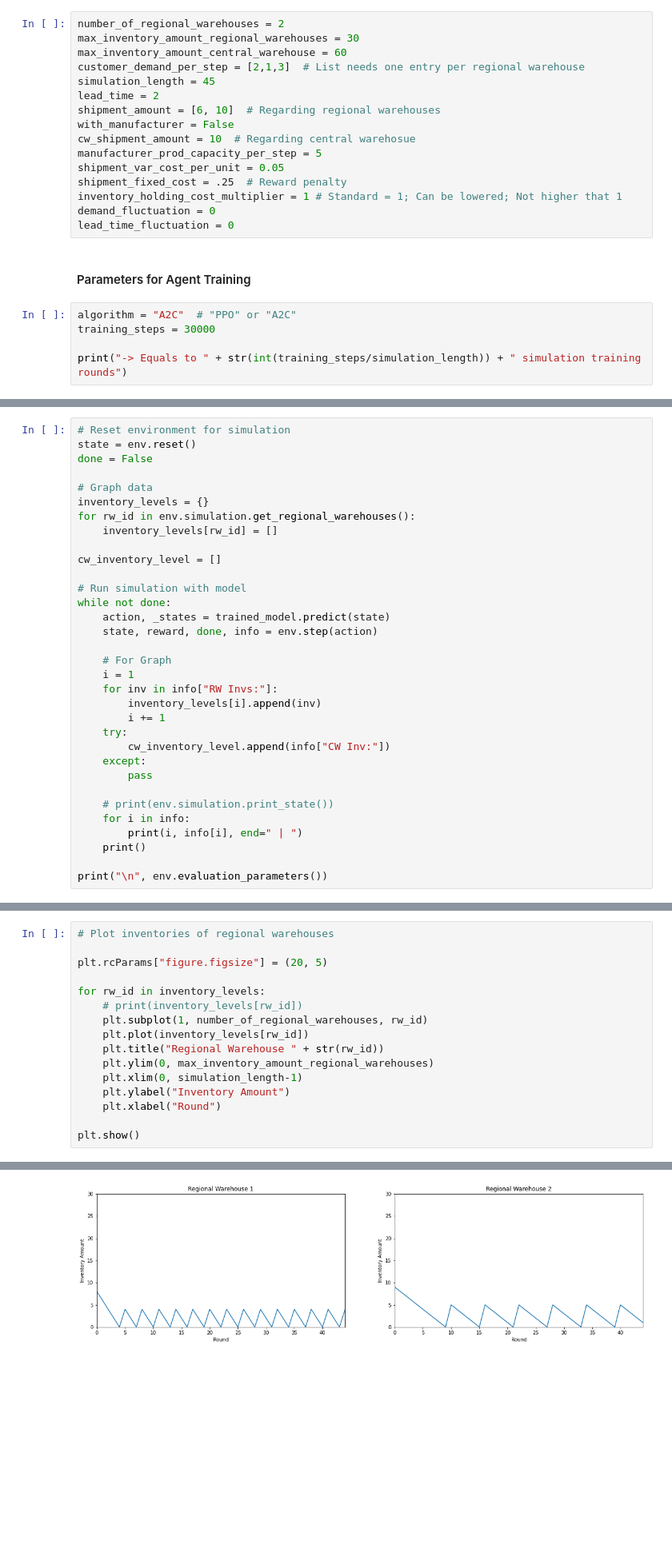
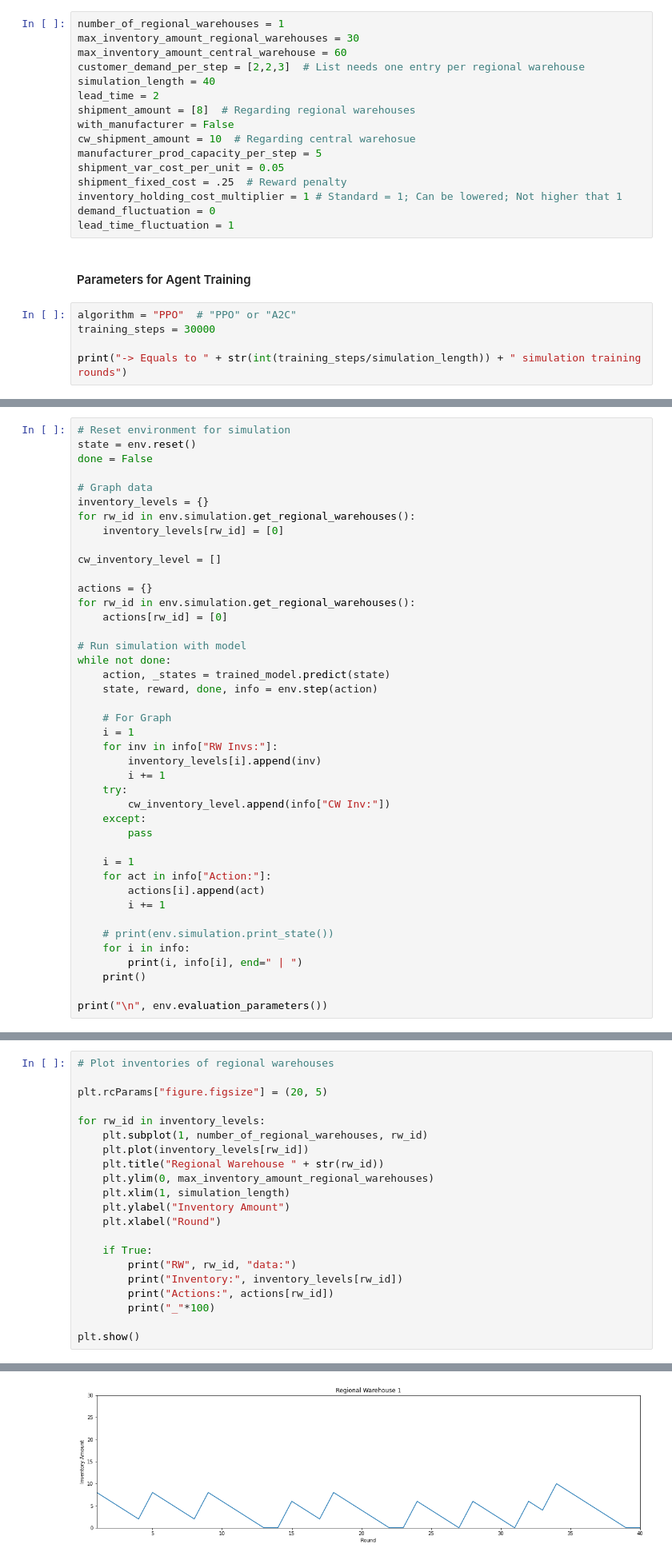
Before and after one commit to PatrickSinger99/ReinforcementLearningInventoryManagement, a Jupyter notebook: 5_stochastic_params_and_priorisation/main.ipynb, the cells around one changed output, grey strips where cells are left out. Shown at 80% size. Drawn from its saved outputs; the diff is of its cells as text; blank space fills up the shorter version.

Commit message:
graphs

```diff
--- a/5_stochastic_params_and_priorisation/main.ipynb
+++ b/5_stochastic_params_and_priorisation/main.ipynb
@@ -16,13 +16,13 @@ from rl_environment import Environment
 # %% [markdown]
 #### Parameters for Simulation
 # %%
-number_of_regional_warehouses = 2
+number_of_regional_warehouses = 1
 max_inventory_amount_regional_warehouses = 30
 max_inventory_amount_central_warehouse = 60
-customer_demand_per_step = [2,1,3]  # List needs one entry per regional warehouse
-simulation_length = 45
+customer_demand_per_step = [2,2,3]  # List needs one entry per regional warehouse
+simulation_length = 40
 lead_time = 2
-shipment_amount = [6, 10]  # Regarding regional warehouses
+shipment_amount = [8]  # Regarding regional warehouses
 with_manufacturer = False
 cw_shipment_amount = 10  # Regarding central warehosue
 manufacturer_prod_capacity_per_step = 5
@@ -30,11 +30,11 @@ shipment_var_cost_per_unit = 0.05
 shipment_fixed_cost = .25  # Reward penalty
 inventory_holding_cost_multiplier = 1 # Standard = 1; Can be lowered; Not higher that 1
 demand_fluctuation = 0
-lead_time_fluctuation = 0
+lead_time_fluctuation = 1
 # %% [markdown]
 #### Parameters for Agent Training
 # %%
-algorithm = "A2C"  # "PPO" or "A2C"
+algorithm = "PPO"  # "PPO" or "A2C"
 training_steps = 30000
 
 print("-> Equals to " + str(int(training_steps/simulation_length)) + " simulation training rounds")
@@ -138,9 +138,13 @@ done = False
 # Graph data
 inventory_levels = {}
 for rw_id in env.simulation.get_regional_warehouses():
-    inventory_levels[rw_id] = []
+    inventory_levels[rw_id] = [0]
 
 cw_inventory_level = []
+
+actions = {}
+for rw_id in env.simulation.get_regional_warehouses():
+    actions[rw_id] = [0]
 
 # Run simulation with model
 while not done:
@@ -157,6 +161,11 @@ while not done:
     except:
         pass
 
+    i = 1
+    for act in info["Action:"]:
+        actions[i].append(act)
+        i += 1
+
     # print(env.simulation.print_state())
     for i in info:
         print(i, info[i], end=" | ")
@@ -189,14 +198,19 @@ Steps left: 0 | RW Invs: [4, 1] | Shipments [0, 1] | Action: [0, 1] | Reward: 0.
 plt.rcParams["figure.figsize"] = (20, 5)
 
 for rw_id in inventory_levels:
-    # print(inventory_levels[rw_id])
     plt.subplot(1, number_of_regional_warehouses, rw_id)
     plt.plot(inventory_levels[rw_id])
     plt.title("Regional Warehouse " + str(rw_id))
     plt.ylim(0, max_inventory_amount_regional_warehouses)
-    plt.xlim(0, simulation_length-1)
+    plt.xlim(1, simulation_length)
     plt.ylabel("Inventory Amount")
     plt.xlabel("Round")
 
+    if True:
+        print("RW", rw_id, "data:")
+        print("Inventory:", inventory_levels[rw_id])
+        print("Actions:", actions[rw_id])
+        print("_"*100)
+
 plt.show()
 # %% [output]
@@ -203,4 +221,4 @@ plt.show()
-[figure, old version]
+[figure, new version]
 # %%
 # Plot central warehouse inventory (Only display if simulated by adding a manufacturer)
 if len(cw_inventory_level) != 0:
```
Also changed, not shown: parts of 6 cells of this notebook, 3 other files.
